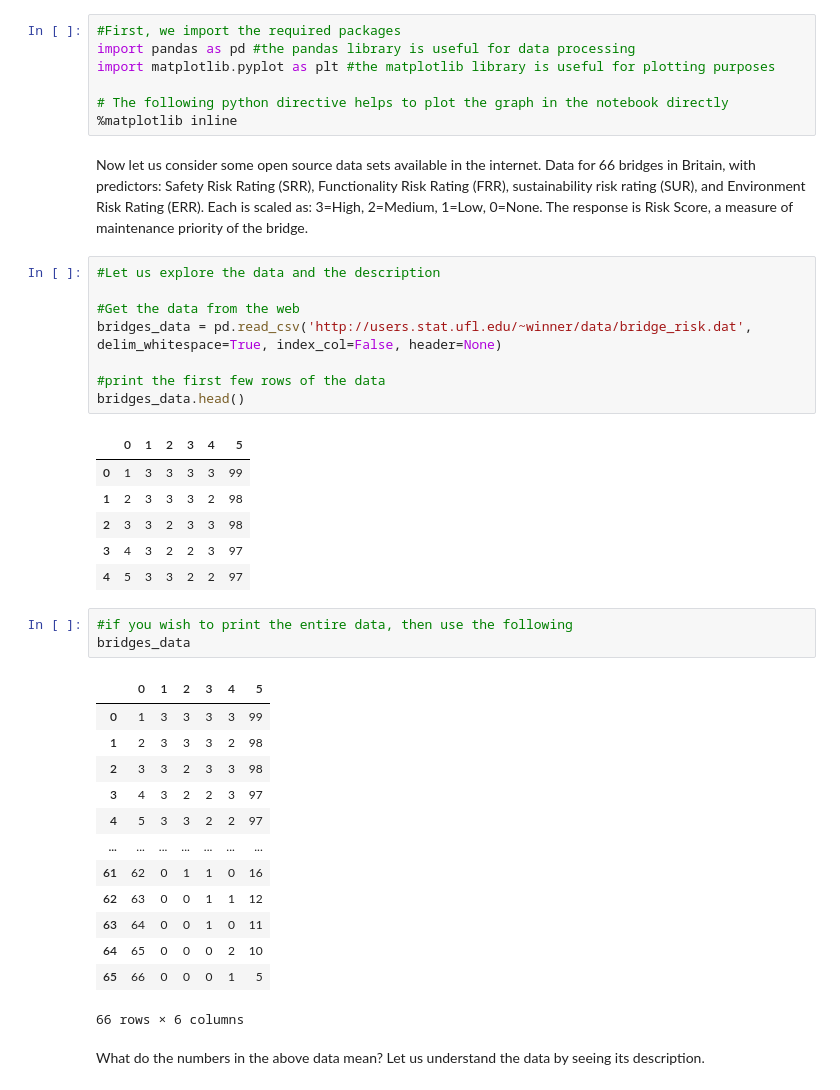
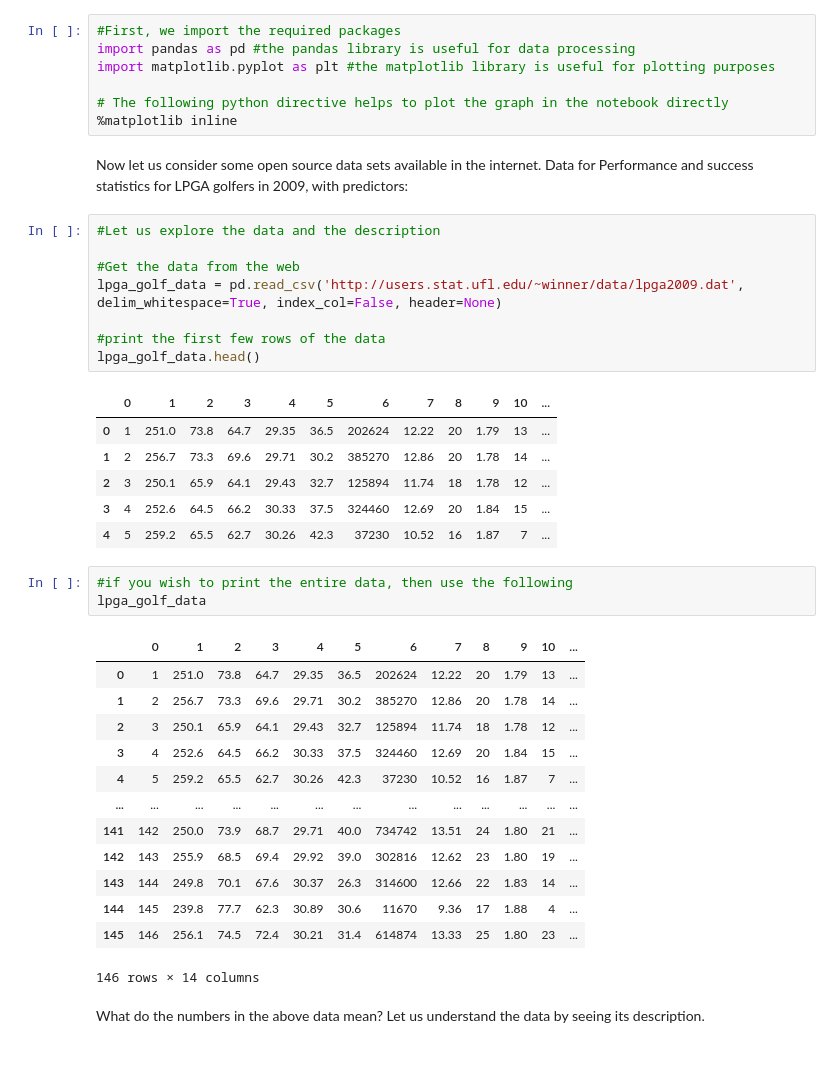
Before and after one commit to arvind-maurya/MachineLearning, a Jupyter notebook: Linear-Regression/CEP_Linear_Regression_High_Dimensions_LPGA_GOLFER.ipynb, the cells around one changed output. Drawn from its saved outputs; the diff is of its cells as text; blank space fills up the shorter version.

```diff
--- a/Linear-Regression/CEP_Linear_Regression_High_Dimensions_LPGA_GOLFER.ipynb
+++ b/Linear-Regression/CEP_Linear_Regression_High_Dimensions_LPGA_GOLFER.ipynb
@@ -13,45 +13,41 @@ import matplotlib.pyplot as plt #the matplotlib library is useful for plotting p
 
 # The following python directive helps to plot the graph in the notebook directly
 %matplotlib inline
-# %% [markdown]
-Now let us consider some open source data sets available in the internet.
-Data for 66 bridges in Britain, with predictors:
-Safety Risk Rating (SRR), Functionality Risk Rating (FRR), sustainability
-risk rating (SUR), and Environment Risk Rating (ERR). Each is scaled
-as: 3=High, 2=Medium, 1=Low, 0=None. The response is Risk Score, a measure
-of maintenance priority of the bridge.
+# %% [markdown]
+Now let us consider some open source data sets available in the internet.
+Data for Performance and success statistics for LPGA golfers in 2009, with predictors:
 # %%
 #Let us explore the data and the description
 
 #Get the data from the web
-bridges_data = pd.read_csv('http://users.stat.ufl.edu/~winner/data/bridge_risk.dat', delim_whitespace=True, index_col=False, header=None)
+lpga_golf_data = pd.read_csv('http://users.stat.ufl.edu/~winner/data/lpga2009.dat', delim_whitespace=True, index_col=False, header=None)
 
 #print the first few rows of the data
-bridges_data.head()
+lpga_golf_data.head()
 # %% [output]
-|  | 0 | 1 | 2 | 3 | 4 | 5 |
-| 0 | 1 | 3 | 3 | 3 | 3 | 99 |
-| 1 | 2 | 3 | 3 | 3 | 2 | 98 |
-| 2 | 3 | 3 | 2 | 3 | 3 | 98 |
-| 3 | 4 | 3 | 2 | 2 | 3 | 97 |
-| 4 | 5 | 3 | 3 | 2 | 2 | 97 |
+|  | 0 | 1 | 2 | 3 | 4 | 5 | 6 | 7 | 8 | 9 | 10 | ... |
+| 0 | 1 | 251.0 | 73.8 | 64.7 | 29.35 | 36.5 | 202624 | 12.22 | 20 | 1.79 | 13 | ... |
+| 1 | 2 | 256.7 | 73.3 | 69.6 | 29.71 | 30.2 | 385270 | 12.86 | 20 | 1.78 | 14 | ... |
+| 2 | 3 | 250.1 | 65.9 | 64.1 | 29.43 | 32.7 | 125894 | 11.74 | 18 | 1.78 | 12 | ... |
+| 3 | 4 | 252.6 | 64.5 | 66.2 | 30.33 | 37.5 | 324460 | 12.69 | 20 | 1.84 | 15 | ... |
+| 4 | 5 | 259.2 | 65.5 | 62.7 | 30.26 | 42.3 | 37230 | 10.52 | 16 | 1.87 | 7 | ... |
 # %%
 #if you wish to print the entire data, then use the following
-bridges_data
+lpga_golf_data
 # %% [output]
-|  | 0 | 1 | 2 | 3 | 4 | 5 |
-| 0 | 1 | 3 | 3 | 3 | 3 | 99 |
-| 1 | 2 | 3 | 3 | 3 | 2 | 98 |
-| 2 | 3 | 3 | 2 | 3 | 3 | 98 |
-| 3 | 4 | 3 | 2 | 2 | 3 | 97 |
-| 4 | 5 | 3 | 3 | 2 | 2 | 97 |
-| ... | ... | ... | ... | ... | ... | ... |
-| 61 | 62 | 0 | 1 | 1 | 0 | 16 |
-| 62 | 63 | 0 | 0 | 1 | 1 | 12 |
-| 63 | 64 | 0 | 0 | 1 | 0 | 11 |
-| 64 | 65 | 0 | 0 | 0 | 2 | 10 |
-| 65 | 66 | 0 | 0 | 0 | 1 | 5 |
+|  | 0 | 1 | 2 | 3 | 4 | 5 | 6 | 7 | 8 | 9 | 10 | ... |
+| 0 | 1 | 251.0 | 73.8 | 64.7 | 29.35 | 36.5 | 202624 | 12.22 | 20 | 1.79 | 13 | ... |
+| 1 | 2 | 256.7 | 73.3 | 69.6 | 29.71 | 30.2 | 385270 | 12.86 | 20 | 1.78 | 14 | ... |
+| 2 | 3 | 250.1 | 65.9 | 64.1 | 29.43 | 32.7 | 125894 | 11.74 | 18 | 1.78 | 12 | ... |
+| 3 | 4 | 252.6 | 64.5 | 66.2 | 30.33 | 37.5 | 324460 | 12.69 | 20 | 1.84 | 15 | ... |
+| 4 | 5 | 259.2 | 65.5 | 62.7 | 30.26 | 42.3 | 37230 | 10.52 | 16 | 1.87 | 7 | ... |
+| ... | ... | ... | ... | ... | ... | ... | ... | ... | ... | ... | ... | ... |
+| 141 | 142 | 250.0 | 73.9 | 68.7 | 29.71 | 40.0 | 734742 | 13.51 | 24 | 1.80 | 21 | ... |
+| 142 | 143 | 255.9 | 68.5 | 69.4 | 29.92 | 39.0 | 302816 | 12.62 | 23 | 1.80 | 19 | ... |
+| 143 | 144 | 249.8 | 70.1 | 67.6 | 30.37 | 26.3 | 314600 | 12.66 | 22 | 1.83 | 14 | ... |
+| 144 | 145 | 239.8 | 77.7 | 62.3 | 30.89 | 30.6 | 11670 | 9.36 | 17 | 1.88 | 4 | ... |
+| 145 | 146 | 256.1 | 74.5 | 72.4 | 30.21 | 31.4 | 614874 | 13.33 | 25 | 1.80 | 23 | ... |
-66 rows × 6 columns
+146 rows × 14 columns
 # %% [markdown]
 What do the numbers in the above data mean? Let us understand the data by seeing its description.
 # %%
```
Also changed, not shown: parts of 15 cells of this notebook.
